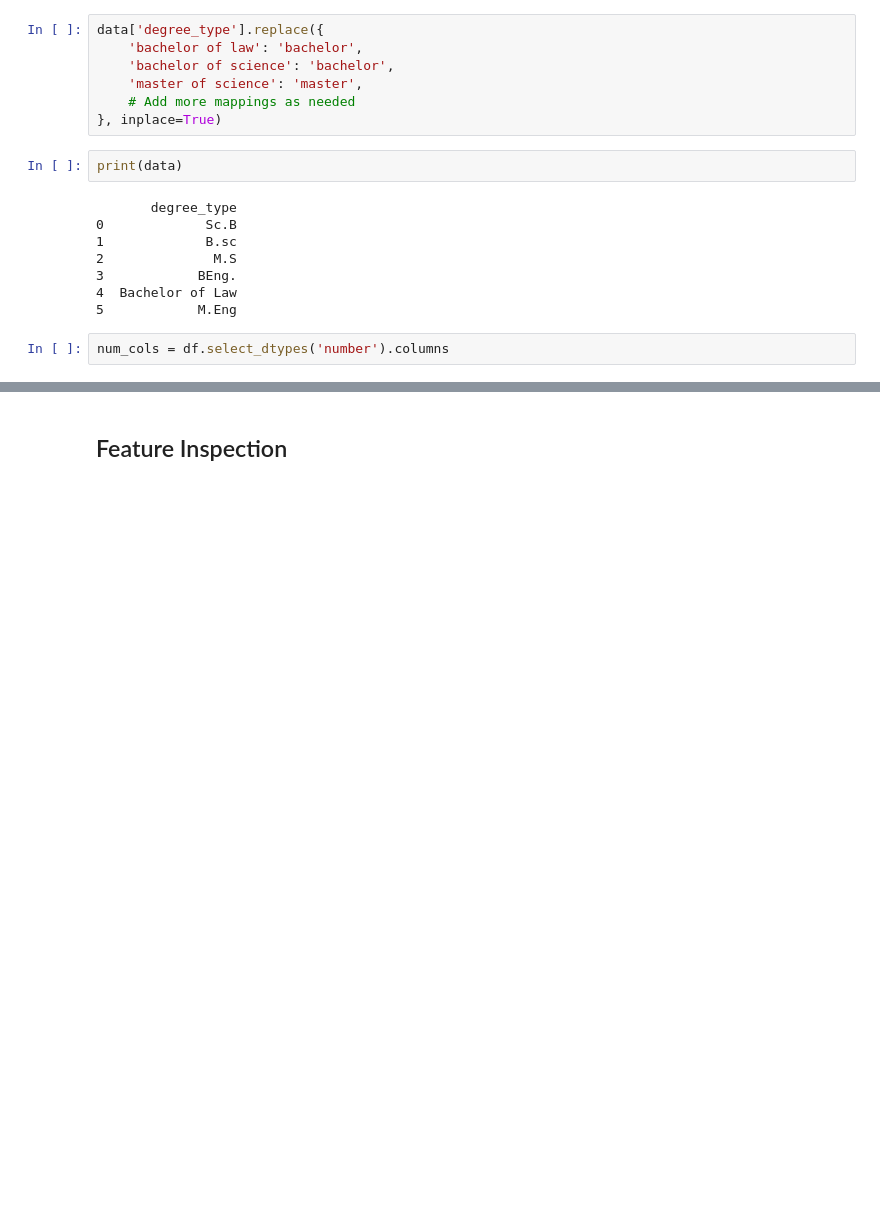
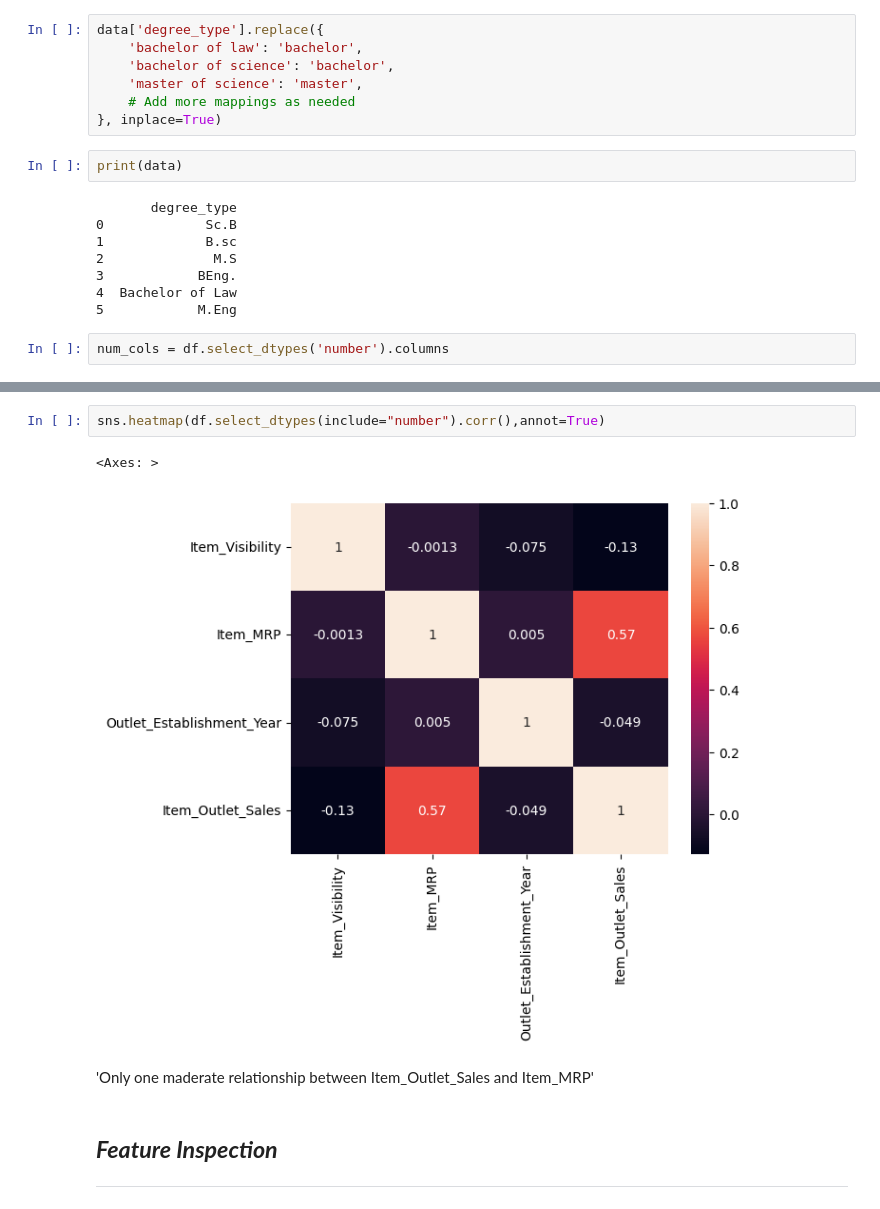
Before and after one commit to zyed79/Prediction-of-Product-Sales, a Jupyter notebook: Untitled1.ipynb, the cells around one changed output, grey strips where cells are left out. Saved outputs shown, nothing was run; the diff lists cells and outputs as text; blank space fills up the shorter version.

```diff
--- a/Untitled1.ipynb
+++ b/Untitled1.ipynb
@@ -245,2 +325,11 @@ dtype: float64
+# %%
+sns.heatmap(df.select_dtypes(include="number").corr(),annot=True)
+# %% [output]
+<Axes: >
+[figure, added]
+# %% [markdown]
+'Only one maderate relationship between Item_Outlet_Sales and Item_MRP'
 # %% [markdown]
-## Feature Inspection
+## ***Feature Inspection***
+
+---
```
Also changed, not shown: parts of 19 cells of this notebook.
